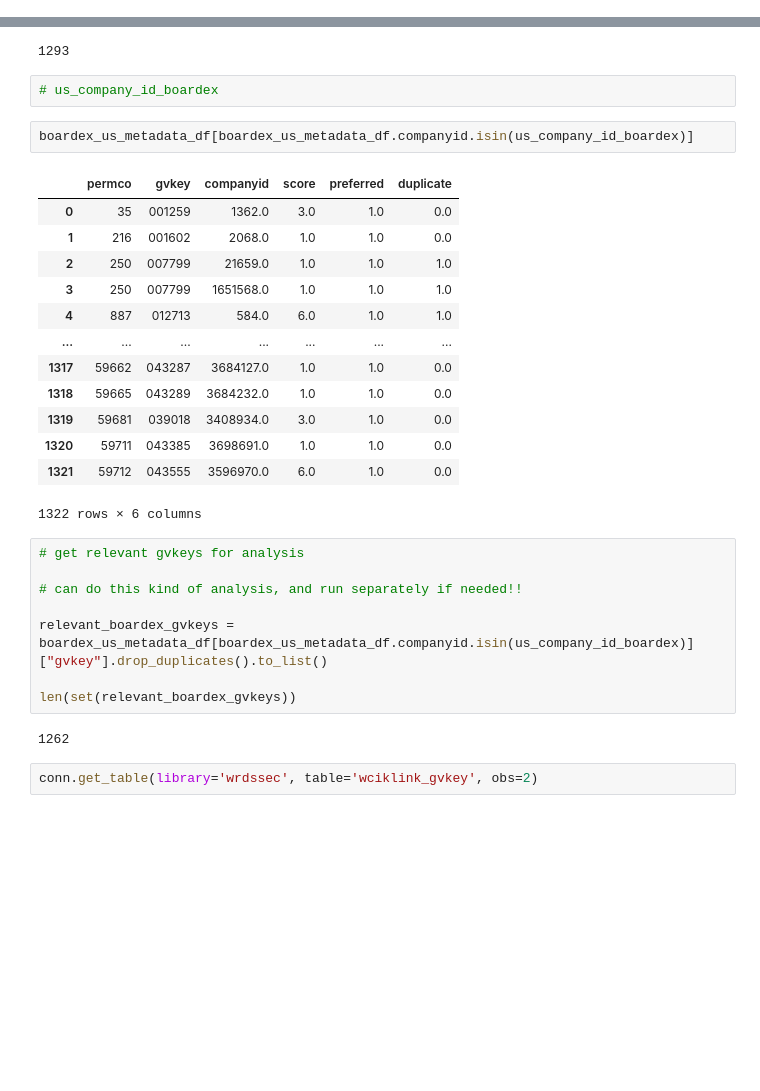
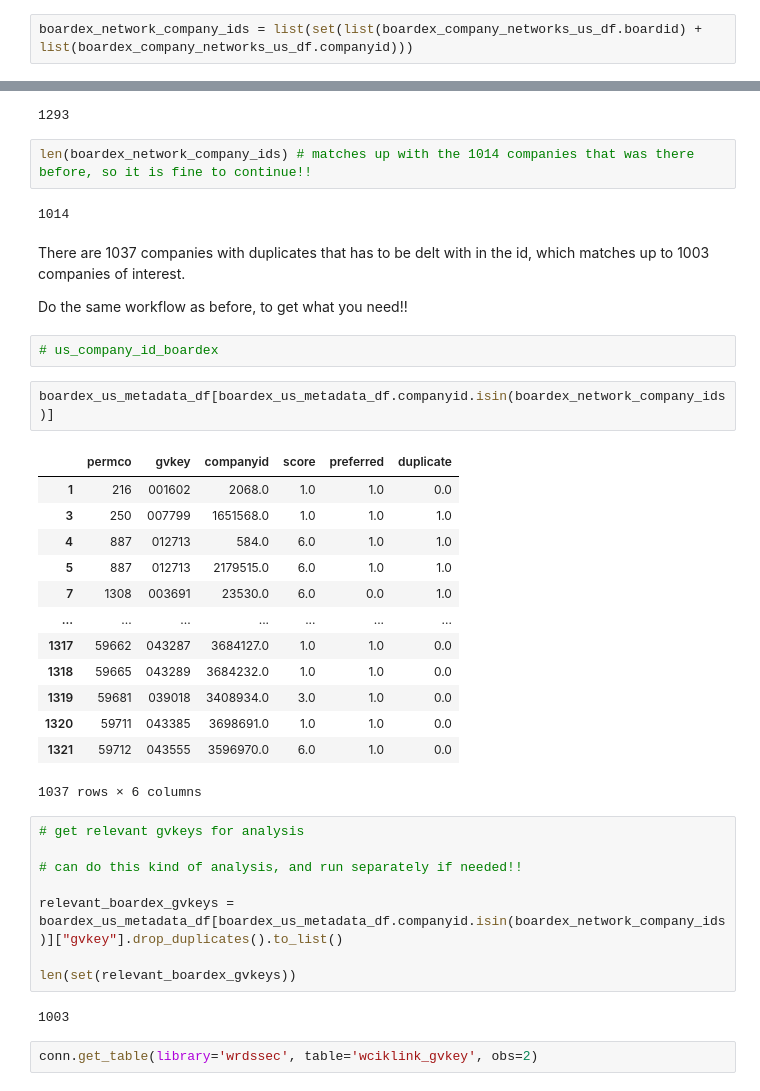
Before and after one commit to PeterHuGC/Imperial_Dissertation_Research, a Jupyter notebook: 8.EDA_All_Data/1.Full_Data_Query_Approach.ipynb, the cells around one changed output, grey strips where cells are left out. Drawn from its saved outputs; the diff is of its cells as text; blank space fills up the shorter version.

```diff
--- a/8.EDA_All_Data/1.Full_Data_Query_Approach.ipynb
+++ b/8.EDA_All_Data/1.Full_Data_Query_Approach.ipynb
@@ -549,37 +578,47 @@ Below we get the tables based on the variable descriptions, even though it is no
+# %%
+boardex_network_company_ids = list(set(list(boardex_company_networks_us_df.boardid) + list(boardex_company_networks_us_df.companyid)))
 # %%
 len(set(us_company_id_boardex)) ## use the boardex company id from the company network
 
 ## use the boardex company ids to link the company ids
 # %% [output]
 1293
+# %%
+len(boardex_network_company_ids) # matches up with the 1014 companies that was there before, so it is fine to continue!!
+# %% [output]
+1014
+# %% [markdown]
+There are 1037 companies with duplicates that has to be delt with in the id, which matches up to 1003 companies of interest.
+
+Do the same workflow as before, to get what you need!!
 # %%
 # us_company_id_boardex
 # %%
-boardex_us_metadata_df[boardex_us_metadata_df.companyid.isin(us_company_id_boardex)]
+boardex_us_metadata_df[boardex_us_metadata_df.companyid.isin(boardex_network_company_ids)]
 # %% [output]
 |  | permco | gvkey | companyid | score | preferred | duplicate |
-| 0 | 35 | 001259 | 1362.0 | 3.0 | 1.0 | 0.0 |
 | 1 | 216 | 001602 | 2068.0 | 1.0 | 1.0 | 0.0 |
-| 2 | 250 | 007799 | 21659.0 | 1.0 | 1.0 | 1.0 |
 | 3 | 250 | 007799 | 1651568.0 | 1.0 | 1.0 | 1.0 |
 | 4 | 887 | 012713 | 584.0 | 6.0 | 1.0 | 1.0 |
+| 5 | 887 | 012713 | 2179515.0 | 6.0 | 1.0 | 1.0 |
+| 7 | 1308 | 003691 | 23530.0 | 6.0 | 0.0 | 1.0 |
 | ... | ... | ... | ... | ... | ... | ... |
 | 1317 | 59662 | 043287 | 3684127.0 | 1.0 | 1.0 | 0.0 |
 | 1318 | 59665 | 043289 | 3684232.0 | 1.0 | 1.0 | 0.0 |
 | 1319 | 59681 | 039018 | 3408934.0 | 3.0 | 1.0 | 0.0 |
 | 1320 | 59711 | 043385 | 3698691.0 | 1.0 | 1.0 | 0.0 |
 | 1321 | 59712 | 043555 | 3596970.0 | 6.0 | 1.0 | 0.0 |
-1322 rows × 6 columns
+1037 rows × 6 columns
 # %%
 # get relevant gvkeys for analysis
 
 # can do this kind of analysis, and run separately if needed!!
 
-relevant_boardex_gvkeys = boardex_us_metadata_df[boardex_us_metadata_df.companyid.isin(us_company_id_boardex)]["gvkey"].drop_duplicates().to_list()
+relevant_boardex_gvkeys = boardex_us_metadata_df[boardex_us_metadata_df.companyid.isin(boardex_network_company_ids)]["gvkey"].drop_duplicates().to_list()
 
 len(set(relevant_boardex_gvkeys))
 # %% [output]
-1262
+1003
 # %%
 conn.get_table(library='wrdssec', table='wciklink_gvkey', obs=2)
 # %% [output]
```
Also changed, not shown: parts of 9 cells of this notebook, 2 other files.
